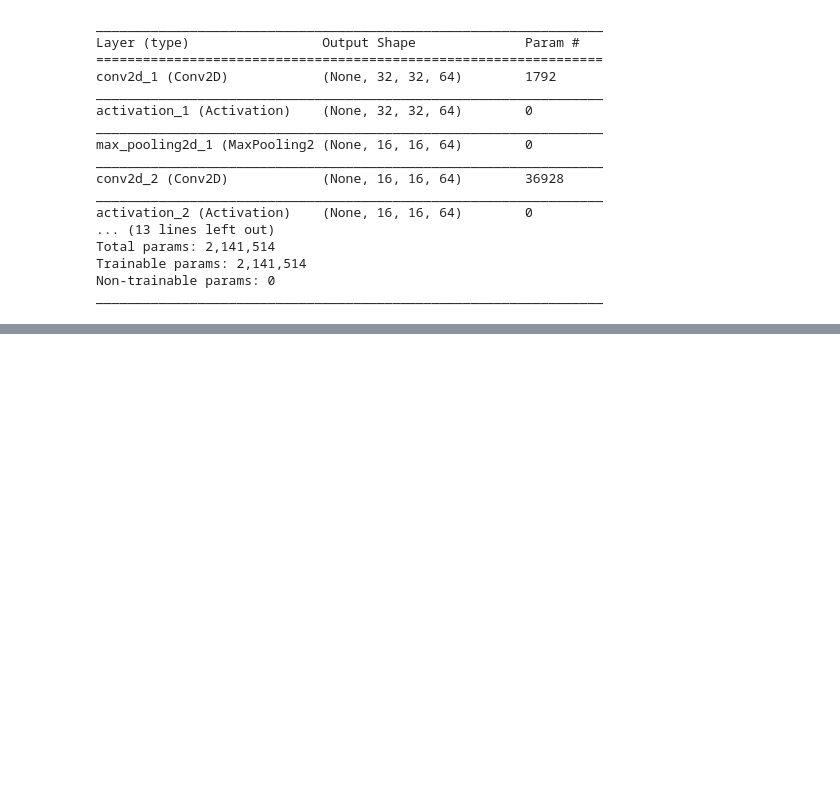
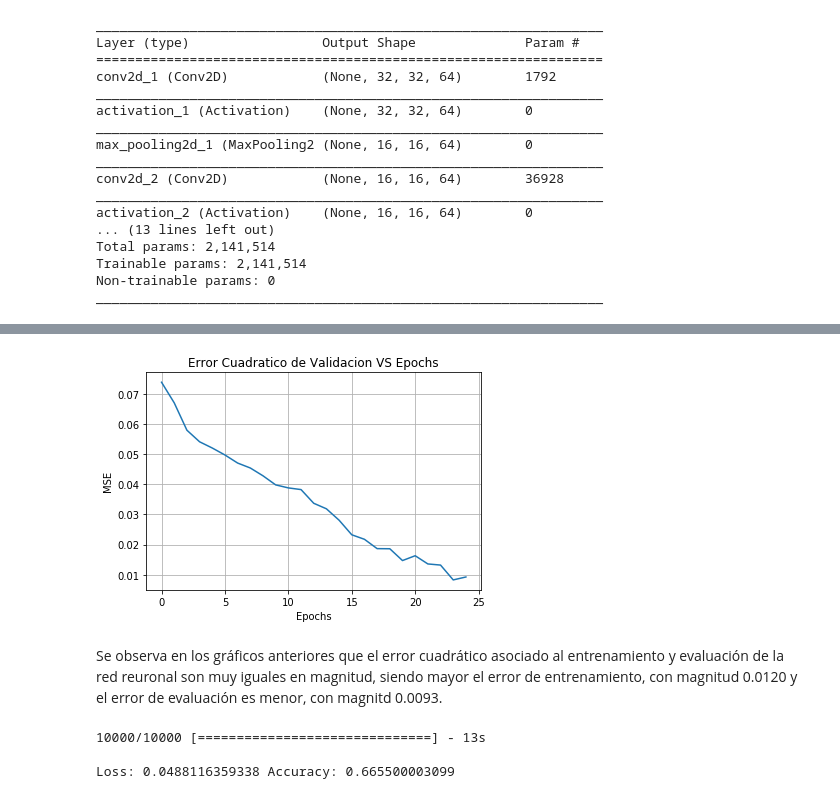
Before and after one commit to jeremyisai93/tarea2-RN, a Jupyter notebook: Pregunta 1.ipynb, the cells around one changed output, grey strips where cells are left out. Saved outputs shown, nothing was run; the diff lists cells and outputs as text; code cells hidden in the pictures; blank space fills up the shorter version.

```diff
--- a/Pregunta 1.ipynb
+++ b/Pregunta 1.ipynb
@@ -141,0 +228,19 @@ Epoch 25/25
+# %%
+plt.xlabel("Epochs")
+plt.ylabel("MSE")
+plt.title("Error Cuadratico de Validacion VS Epochs")
+plt.plot(hist_rmsprop.epoch, hist_rmsprop.history['val_loss'])
+plt.grid(True)
+
+plt.show()
+# %% [output]
+[figure, added]
+# %% [markdown]
+Se observa en los gráficos anteriores que el error cuadrático asociado al entrenamiento y evaluación de la red reuronal son muy iguales en magnitud, siendo mayor el error de entrenamiento, con magnitud 0.0120 y el error de evaluación es menor, con magnitd 0.0093.
+# %%
+test = model.evaluate(x_test, y_test,verbose=1, batch_size=batch_size)
+print "\nLoss:",test[0], "Accuracy:",test[1]
+# %% [output]
+10000/10000 [==============================] - 13s
+
+Loss: 0.0488116359338 Accuracy: 0.665500003099
```
Also changed, not shown: parts of 42 cells of this notebook.
